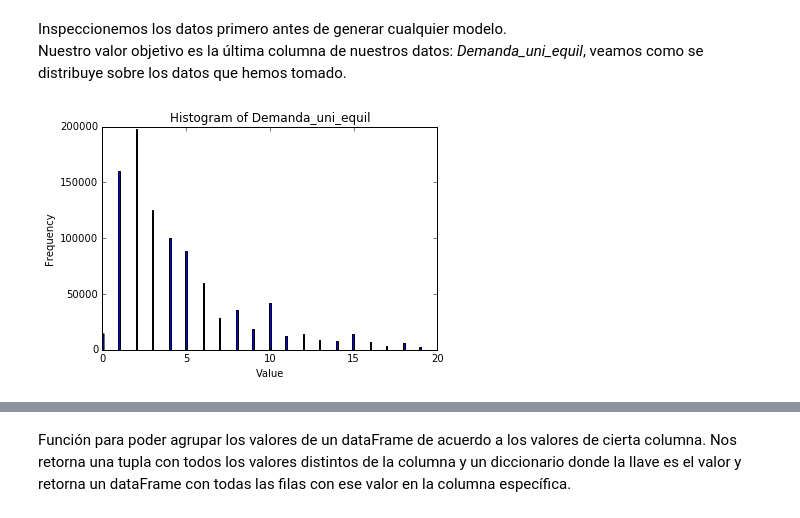
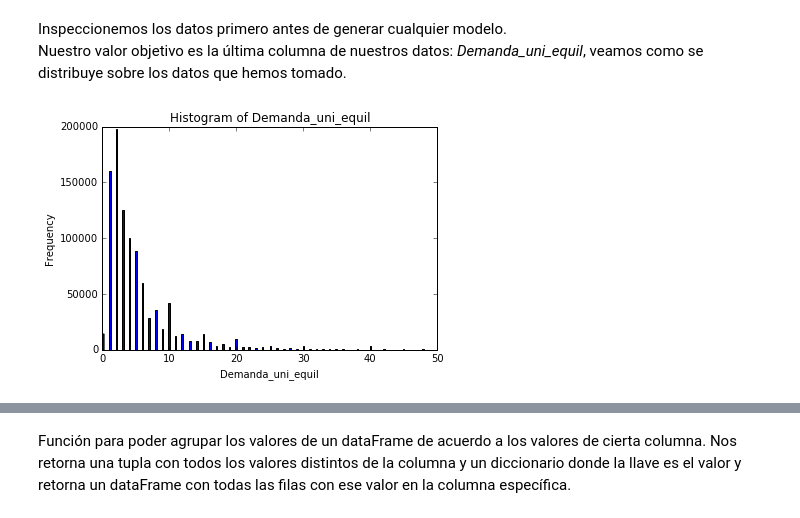
Before and after one commit to SetaSouto/BimboInvDemand, a Jupyter notebook: GrupoBimbo.ipynb, the cells around one changed output, grey strips where cells are left out. Saved outputs shown, nothing was run; the diff lists cells and outputs as text; code cells hidden in the pictures.

Commit message:
Added histograms of the features. Agencia_ID values are normalized now.

```diff
--- a/GrupoBimbo.ipynb
+++ b/GrupoBimbo.ipynb
@@ -78,14 +78,14 @@ Nuestro valor objetivo es la última columna de nuestros datos: *Demanda_uni_equ
 # Recieves an array of elements and plot its histogram
 # array: Values
 # maxValue: Max value to be shown in the histogram
-def toHist(array, maxValue, title='', xlabel='', ylabel=''):
+def toHist(array, maxValue, title='', xlabel=''):
     plt.title(title)
     plt.xlabel(xlabel)
-    plt.ylabel(ylabel)
+    plt.ylabel('Frequency')
     plt.hist(array[array<maxValue], bins=200, color='blue')
     plt.show()
 # %%
 demanda_uni_equil = dataset['Demanda_uni_equil']
-toHist(demanda_uni_equil, 20, 'Histogram of Demanda_uni_equil', 'Value', 'Frequency')
+toHist(demanda_uni_equil, 50, 'Histogram of Demanda_uni_equil', 'Demanda_uni_equil')
 # %% [output]
-[figure, old version]
+[figure, new version]
```
Also changed, not shown: parts of 18 cells of this notebook.
